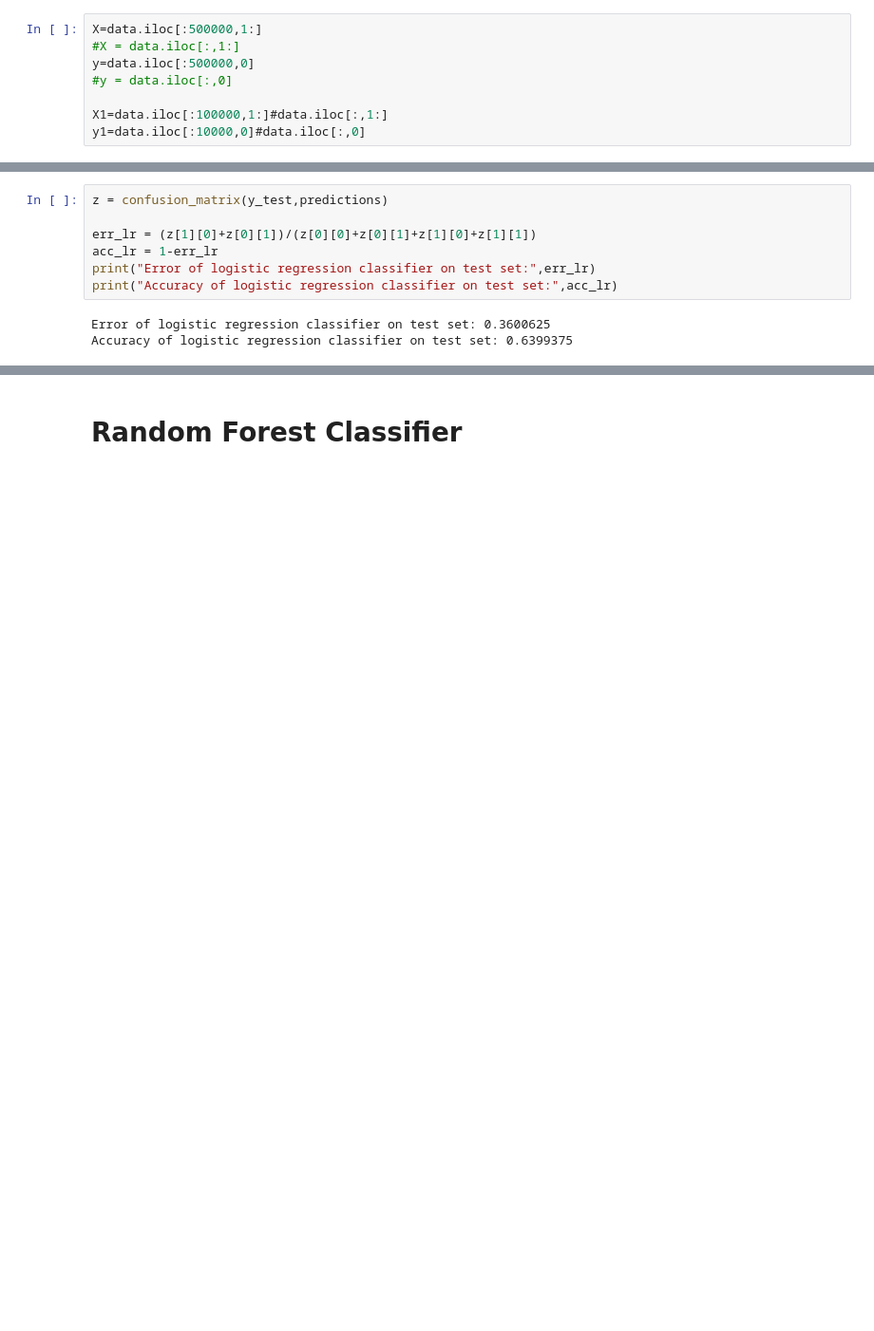
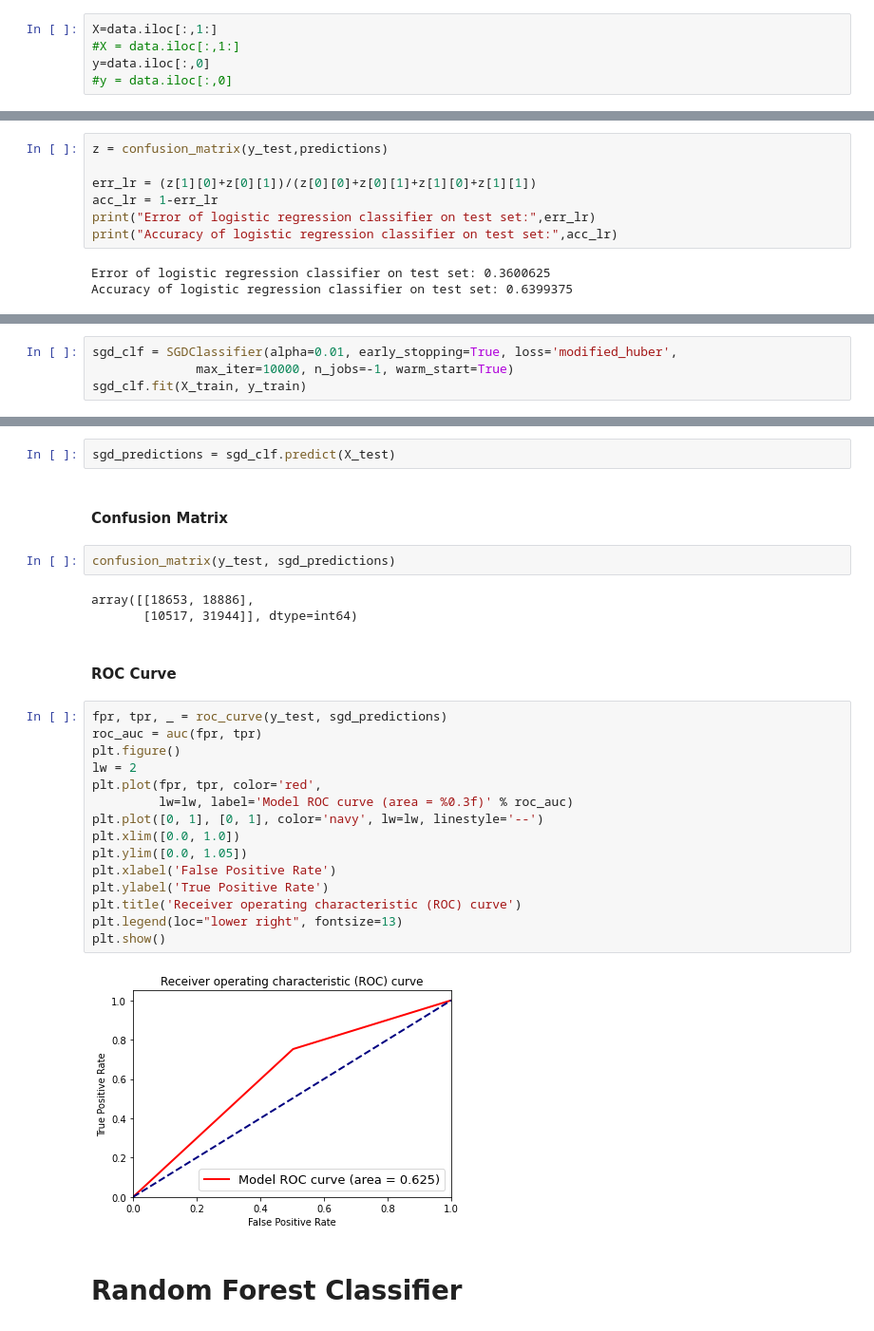
Before and after one commit to skc46/Machine_learning_notebooks, a Jupyter notebook: Higgs_vs_background.ipynb, the cells around one changed output, grey strips where cells are left out. Shown at 95% size. Saved outputs shown, nothing was run; the diff lists cells and outputs as text; blank space fills up the shorter version.

```diff
--- a/Higgs_vs_background.ipynb
+++ b/Higgs_vs_background.ipynb
@@ -102,13 +95,10 @@ data.shape
 # %% [output]
 (10999999, 29)
 # %%
-X=data.iloc[:500000,1:]
+X=data.iloc[:,1:]
 #X = data.iloc[:,1:]
-y=data.iloc[:500000,0]
+y=data.iloc[:,0]
 #y = data.iloc[:,0]
-
-X1=data.iloc[:100000,1:]#data.iloc[:,1:]
-y1=data.iloc[:10000,0]#data.iloc[:,0]
 # %% [markdown]
 Split your data into training and validation samples where the fraction of the data used for validation is 33%.
 # %%
@@ -347,0 +342,4 @@ Accuracy of logistic regression classifier on test set: 0.6399375
+# %%
+sgd_clf = SGDClassifier(alpha=0.01, early_stopping=True, loss='modified_huber',
+              max_iter=10000, n_jobs=-1, warm_start=True)
+sgd_clf.fit(X_train, y_train)
@@ -348,3 +349,31 @@ Accuracy of logistic regression classifier on test set: 0.6399375
+# %%
+sgd_predictions = sgd_clf.predict(X_test)
+# %% [markdown]
+#### Confusion Matrix
+# %%
+confusion_matrix(y_test, sgd_predictions)
+# %% [output]
+array([[18653, 18886],
+       [10517, 31944]], dtype=int64)
+# %% [markdown]
+#### ROC Curve
+# %%
+fpr, tpr, _ = roc_curve(y_test, sgd_predictions)
+roc_auc = auc(fpr, tpr)
+plt.figure()
+lw = 2
+plt.plot(fpr, tpr, color='red',
+         lw=lw, label='Model ROC curve (area = %0.3f)' % roc_auc)
+plt.plot([0, 1], [0, 1], color='navy', lw=lw, linestyle='--')
+plt.xlim([0.0, 1.0])
+plt.ylim([0.0, 1.05])
+plt.xlabel('False Positive Rate')
+plt.ylabel('True Positive Rate')
+plt.title('Receiver operating characteristic (ROC) curve')
+plt.legend(loc="lower right", fontsize=13)
+plt.show()
+# %% [output]
+[figure, added]
 # %% [markdown]
 # Random Forest Classifier
 # %% [markdown]
```
Also changed, not shown: parts of 50 cells of this notebook.
